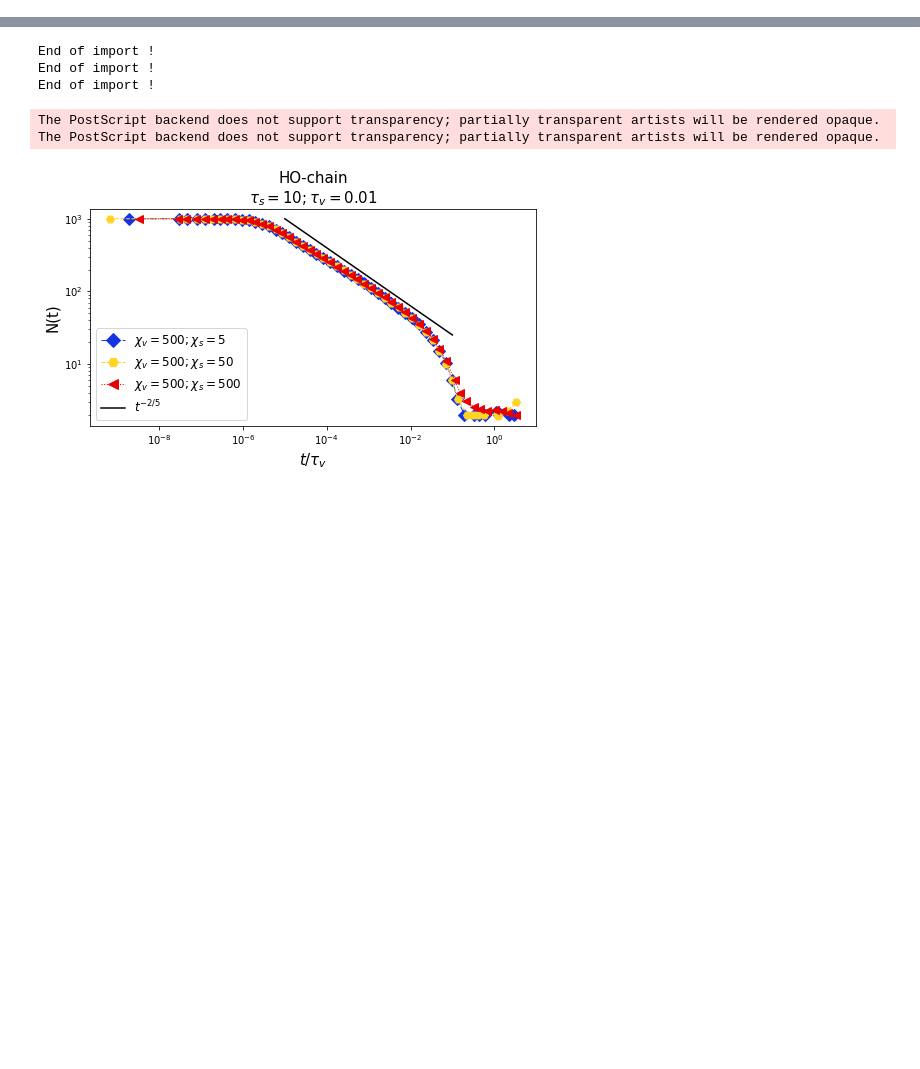
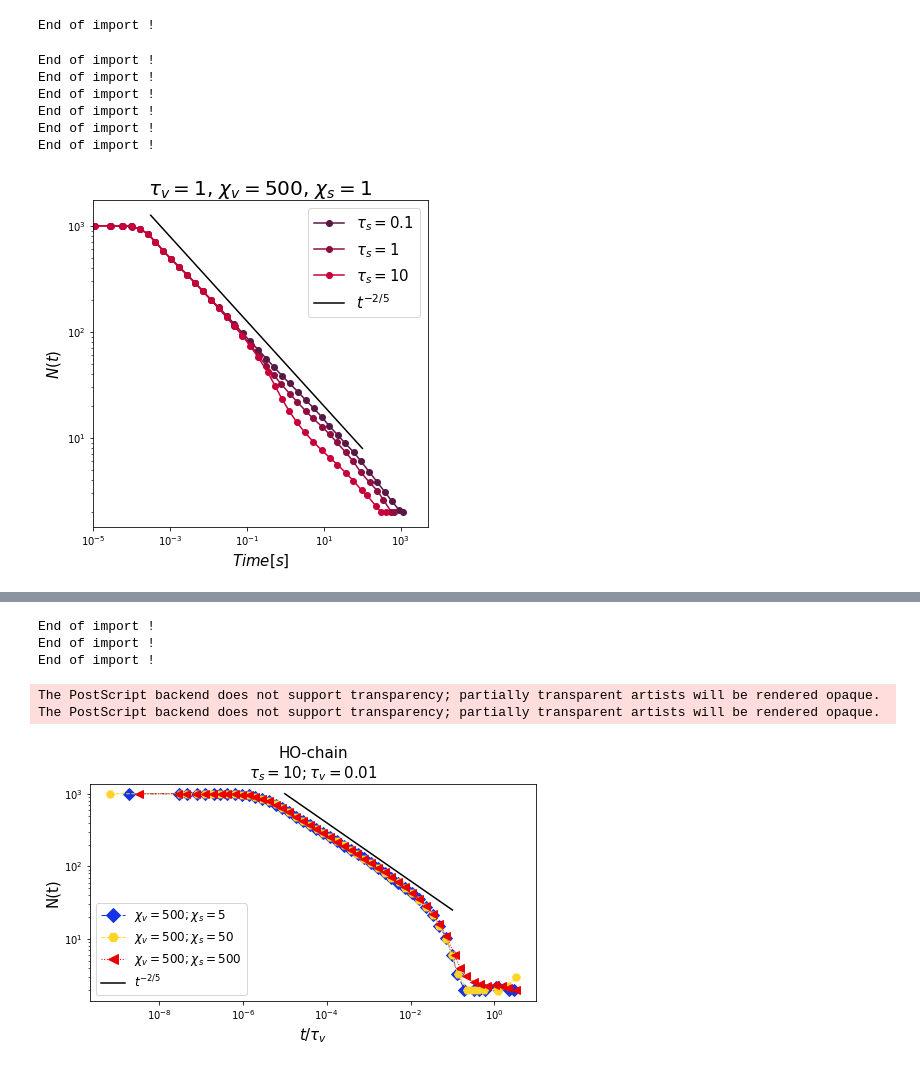
Before and after one commit to VirtualEmbryo/hydroosmotic_chain, a Jupyter notebook: _notebook/osmotic - large tau.ipynb, the cells around one changed output, grey strips where cells are left out. Drawn from its saved outputs; the diff is of its cells as text; code cells hidden in the pictures; blank space fills up the shorter version.

```diff
--- a/_notebook/osmotic - large tau.ipynb
+++ b/_notebook/osmotic - large tau.ipynb
@@ -20,4 +20,4 @@ import _ressources.analysis_tools.analysis as an
 #from scipy.optimize import curve_fit
 
 
-main_dir = '/Users/mathieuleverge/git/chain_lumen/_data/osmotic/N1000/ell10/large_tau/'
+main_dir = '/Users/mathieuleverge/git/chain_lumen/_data/osmotic/N1000/ell10/'
@@ -165,0 +39,11 @@ plot_param_list = {(5, 5) : ['#E54367', 's', ms, lw, alpha, '-.'],
+# %%
+Nt_dict = {}
+
+for dirname in dir_list :
+    taus = dirname[len('chiv500_chis1_taus'):]
+    Nt_dict[taus] = {}
+    print('taus : ', taus)
+    for i in range(20) :
+        Nt_dict[taus][i] = np.loadtxt(os.path.join(main_dir, dirname, 'run'+str(i).zfill(4), 'sim_nlum_bis.dat'))
+        print(i, ' done !', end='\r')
+    print('\n')
@@ -165,0 +68,63 @@ plot_param_list = {(5, 5) : ['#E54367', 's', ms, lw, alpha, '-.'],
+# %%
+res_avg_taus1_IG, res_std_taus1_IG = an.batch(data_dict=Nt_taus1_IG, wmin=-5, wmax=3, nwindow=40)
+# %% [output]
+End of import !
+# %%
+
+res_avg, res_std = {}, {}
+for taus in Nt_dict.keys() :
+    res_avg[taus], res_std[taus] = an.batch(data_dict=Nt_dict[taus], wmin=-5, wmax=3, nwindow=40)
+# %% [output]
+End of import !
+End of import !
+End of import !
+End of import !
+End of import !
+End of import !
+# %%
+clist = ['#581845', '#900C3F', '#C70039', '#FF5733', '#FFC300', 'k']
+# %%
+plt.figure(figsize = (6, 6))
+
+plt.xscale('log')
+plt.yscale('log')
+#for i in range(20) :
+#    plt.plot(Nt_taus100[i][:, 0], Nt_taus100[i][:, 1], color='k', alpha=0.2)
+
+c = 0
+sim = False
+if sim :
+    for taus in Nt_dict.keys() :
+        for i in range(20) :
+            plt.plot(Nt_dict[taus][i][:, 0], Nt_dict[taus][i][:, 1], color=clist[c], alpha=0.2)
+        c += 1
+
+c = 0
+for taus in ['0.1', '1', '10'] :
+#for taus in Nt_dict.keys() :
+    plt.plot(res_avg[taus][:, 0], res_avg[taus][:, 1], marker='o', color=clist[c], label = r'$\tau_s = '+taus+'$')
+    c += 1
+
+
+
+t1 = np.logspace(-3.5, 2, 101)
+k1, a1 = 50., -2/5.
+plt.plot(t1, k1*t1**a1, label=r'$t^{-2/5}$', color='k')
+
+t2 = np.logspace(0, 3, 101)
+k2, a2 = 10, -2/5.
+#plt.plot(t2, k2*t2**a2, label=r'$t^{-2/5}$', color='k', linestyle='--')
+
+plt.xlabel(r'$Time [s]$', fontsize=15)
+plt.ylabel(r'$N(t)$', fontsize=15)
+
+plt.legend(fontsize=15)
+plt.title(r'$\tau_v=1$, $\chi_v=500$, $\chi_s = 1$', fontsize=20)
+
+#plt.savefig('/Users/mathieuleverge/Documents/cavidoc/hydroosmotic/taus100_taus1.eps', format='eps')
+
+plt.xlim(1e-5, 5e3)
+
+plt.show()
+# %% [output]
+[figure, added]
```
Also changed, not shown: parts of 19 cells of this notebook, 6 other files.
